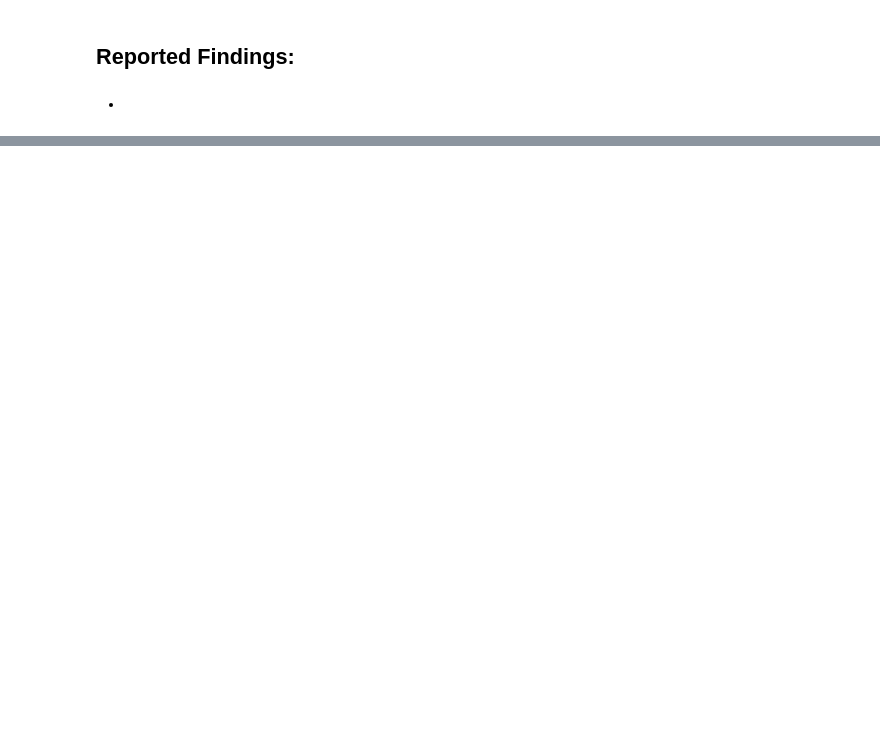
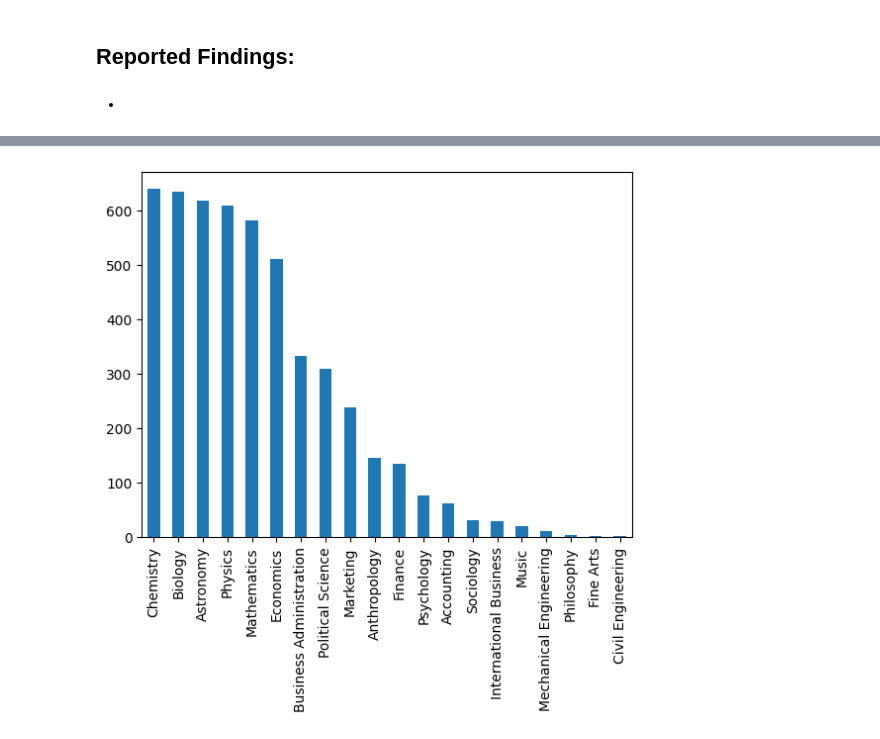
Before and after one commit to nate628426/xtern2024_analysis, a Jupyter notebook: exploratory_analysis.ipynb, the cells around one changed output, grey strips where cells are left out. Saved outputs shown, nothing was run; the diff lists cells and outputs as text; code cells hidden in the pictures; blank space fills up the shorter version.

```diff
--- a/exploratory_analysis.ipynb
+++ b/exploratory_analysis.ipynb
@@ -14,0 +149,5 @@ FileNotFoundError: [Errno 2] No such file or directory: 'xtern2024_analysis/XTer
+# %%
+major_counts = data['Major'].value_counts()
+major_bar = major_counts.plot(kind='bar')
+# %% [output]
+[figure, added]
```
Also changed, not shown: parts of 10 cells of this notebook.
